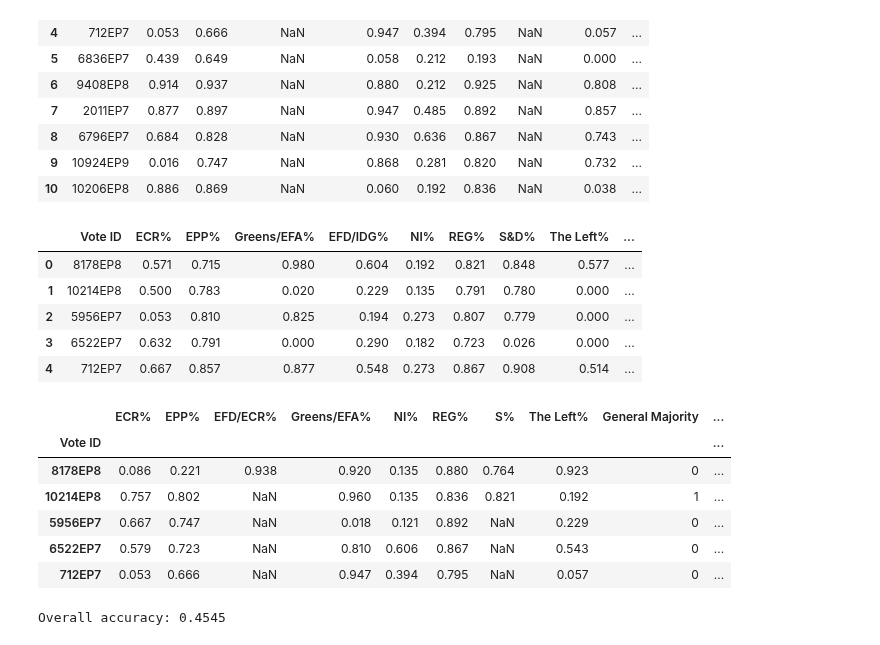
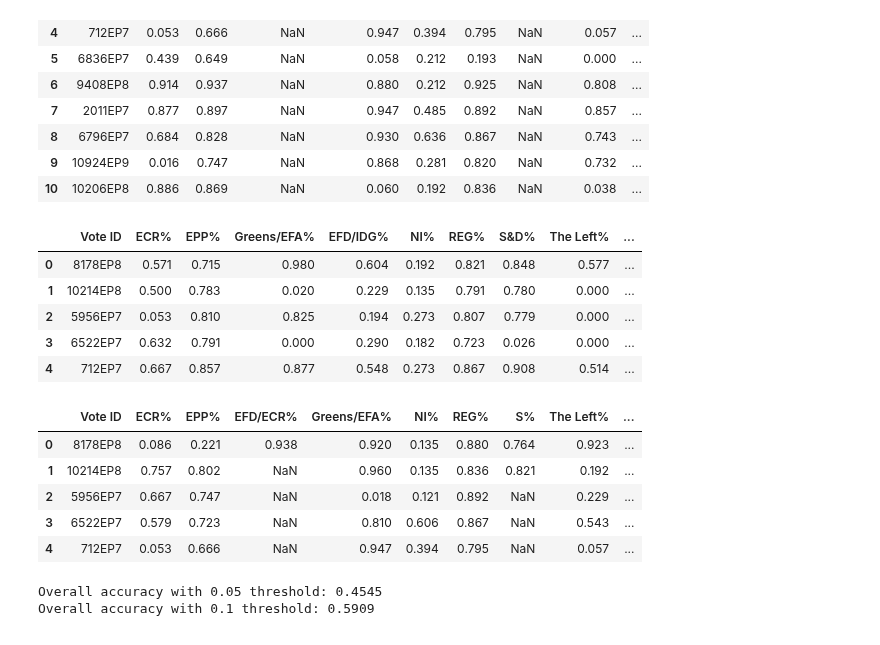
Before and after one commit to izu457/Thesis_Finetuning_GPT3.5_Political_Stance, a Jupyter notebook: Fine-Tuning_Classification.ipynb, the cells around one changed output. Cells and saved outputs as stored; diff of their text form; code cells hidden in the pictures.

```diff
--- a/Fine-Tuning_Classification.ipynb
+++ b/Fine-Tuning_Classification.ipynb
@@ -620,28 +620,31 @@ display(response_df)
 # %%
 # read in testing
 testing = pd.read_csv("data/finetuning_data/testing_data.csv")
 # move title column to the second last column
 testing = testing[[c for c in testing if c not in ['Title']] + ['Title']]
 # drop last two columns
 testing = testing.drop(testing.columns[-2:], axis=1)
 display(testing.head(5))
 display(response_df.head(5))
 
 # Calculate accuracy
-overall_acc, acc_df = fu.get_accuracy_df(testing, response_df, 0.05)
-print(f"Overall accuracy: {overall_acc}")
+overall_acc_05, acc_df = fu.get_accuracy_df(testing, response_df, 0.05)
+print(f"Overall accuracy with 0.05 threshold: {overall_acc}")
+
+overall_acc_01, acc_df_01 = fu.get_accuracy_df(testing, response_df, 0.1)
+print(f"Overall accuracy with 0.1 threshold: {overall_acc_01}")
 # %% [output]
 |  | Vote ID | ECR% | EPP% | Greens/EFA% | EFD/IDG% | NI% | REG% | S&D% | The Left% | ... |
 | 0 | 8178EP8 | 0.571 | 0.715 | 0.980 | 0.604 | 0.192 | 0.821 | 0.848 | 0.577 | ... |
 | 1 | 10214EP8 | 0.500 | 0.783 | 0.020 | 0.229 | 0.135 | 0.791 | 0.780 | 0.000 | ... |
 | 2 | 5956EP7 | 0.053 | 0.810 | 0.825 | 0.194 | 0.273 | 0.807 | 0.779 | 0.000 | ... |
 | 3 | 6522EP7 | 0.632 | 0.791 | 0.000 | 0.290 | 0.182 | 0.723 | 0.026 | 0.000 | ... |
 | 4 | 712EP7 | 0.667 | 0.857 | 0.877 | 0.548 | 0.273 | 0.867 | 0.908 | 0.514 | ... |
-|  | ECR% | EPP% | EFD/ECR% | Greens/EFA% | NI% | REG% | S% | The Left% | General Majority | ... |
-| Vote ID |  |  |  |  |  |  |  |  |  | ... |
-| 8178EP8 | 0.086 | 0.221 | 0.938 | 0.920 | 0.135 | 0.880 | 0.764 | 0.923 | 0 | ... |
-| 10214EP8 | 0.757 | 0.802 | NaN | 0.960 | 0.135 | 0.836 | 0.821 | 0.192 | 1 | ... |
-| 5956EP7 | 0.667 | 0.747 | NaN | 0.018 | 0.121 | 0.892 | NaN | 0.229 | 0 | ... |
-| 6522EP7 | 0.579 | 0.723 | NaN | 0.810 | 0.606 | 0.867 | NaN | 0.543 | 0 | ... |
-| 712EP7 | 0.053 | 0.666 | NaN | 0.947 | 0.394 | 0.795 | NaN | 0.057 | 0 | ... |
+|  | Vote ID | ECR% | EPP% | EFD/ECR% | Greens/EFA% | NI% | REG% | S% | The Left% | ... |
+| 0 | 8178EP8 | 0.086 | 0.221 | 0.938 | 0.920 | 0.135 | 0.880 | 0.764 | 0.923 | ... |
+| 1 | 10214EP8 | 0.757 | 0.802 | NaN | 0.960 | 0.135 | 0.836 | 0.821 | 0.192 | ... |
+| 2 | 5956EP7 | 0.667 | 0.747 | NaN | 0.018 | 0.121 | 0.892 | NaN | 0.229 | ... |
+| 3 | 6522EP7 | 0.579 | 0.723 | NaN | 0.810 | 0.606 | 0.867 | NaN | 0.543 | ... |
+| 4 | 712EP7 | 0.053 | 0.666 | NaN | 0.947 | 0.394 | 0.795 | NaN | 0.057 | ... |
-Overall accuracy: 0.4545
+Overall accuracy with 0.05 threshold: 0.4545
+Overall accuracy with 0.1 threshold: 0.5909
```
Also changed, not shown: parts of 7 cells of this notebook, 6 other files.
